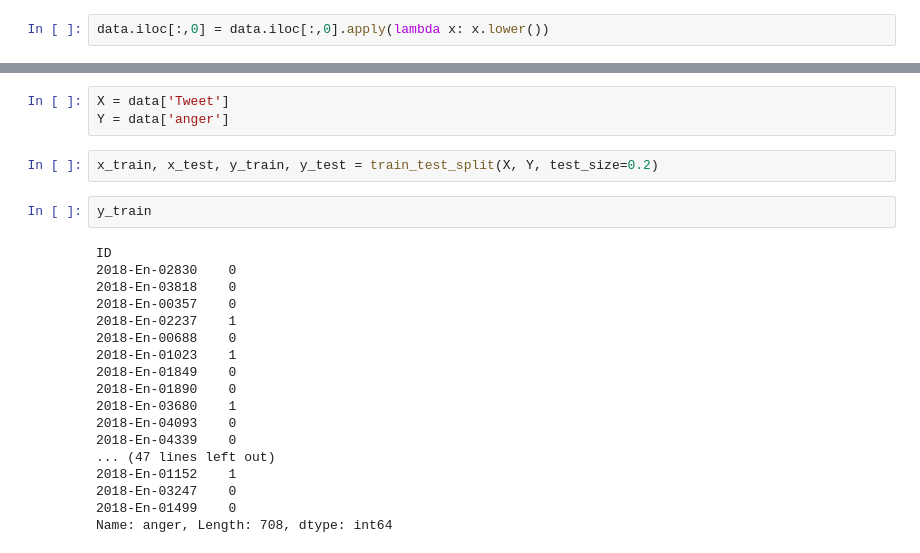
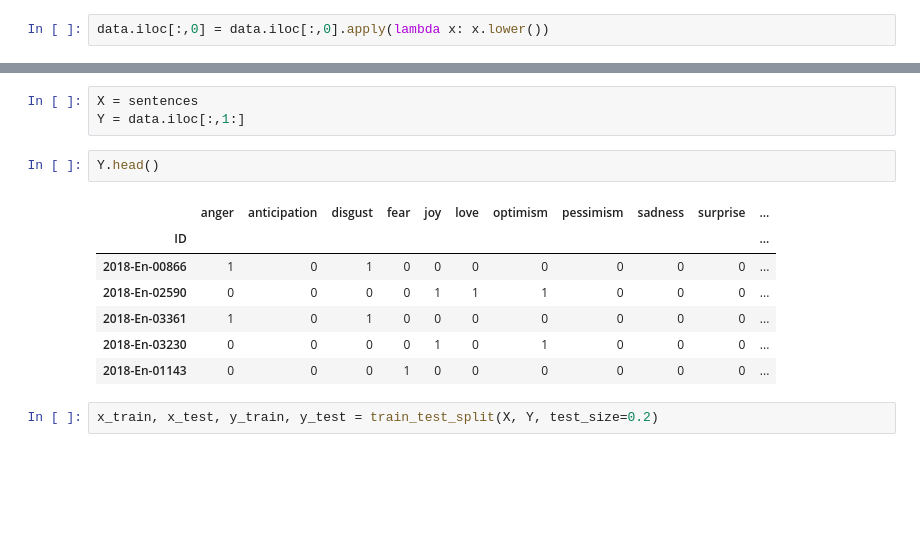
Before and after one commit to rpadilla6/All_The_Feels-Model, a Jupyter notebook: LSTM.ipynb, the cells around one changed output, grey strips where cells are left out. Saved outputs shown, nothing was run; the diff lists cells and outputs as text; blank space fills up the shorter version.

```diff
--- a/LSTM.ipynb
+++ b/LSTM.ipynb
@@ -90,25 +109,15 @@ data.head()
 # %%
-X = data['Tweet']
-Y = data['anger']
+X = sentences
+Y = data.iloc[:,1:]
+# %%
+Y.head()
+# %% [output]
+|  | anger | anticipation | disgust | fear | joy | love | optimism | pessimism | sadness | surprise | ... |
+| ID |  |  |  |  |  |  |  |  |  |  | ... |
+| 2018-En-00866 | 1 | 0 | 1 | 0 | 0 | 0 | 0 | 0 | 0 | 0 | ... |
+| 2018-En-02590 | 0 | 0 | 0 | 0 | 1 | 1 | 1 | 0 | 0 | 0 | ... |
+| 2018-En-03361 | 1 | 0 | 1 | 0 | 0 | 0 | 0 | 0 | 0 | 0 | ... |
+| 2018-En-03230 | 0 | 0 | 0 | 0 | 1 | 0 | 1 | 0 | 0 | 0 | ... |
+| 2018-En-01143 | 0 | 0 | 0 | 1 | 0 | 0 | 0 | 0 | 0 | 0 | ... |
 # %%
 x_train, x_test, y_train, y_test = train_test_split(X, Y, test_size=0.2)
-# %%
-y_train
-# %% [output]
-ID
-2018-En-02830    0
-2018-En-03818    0
-2018-En-00357    0
-2018-En-02237    1
-2018-En-00688    0
-2018-En-01023    1
-2018-En-01849    0
-2018-En-01890    0
-2018-En-03680    1
-2018-En-04093    0
-2018-En-04339    0
-... (47 lines left out)
-2018-En-01152    1
-2018-En-03247    0
-2018-En-01499    0
-Name: anger, Length: 708, dtype: int64
```
Also changed, not shown: parts of 39 cells of this notebook, 7 other files.
